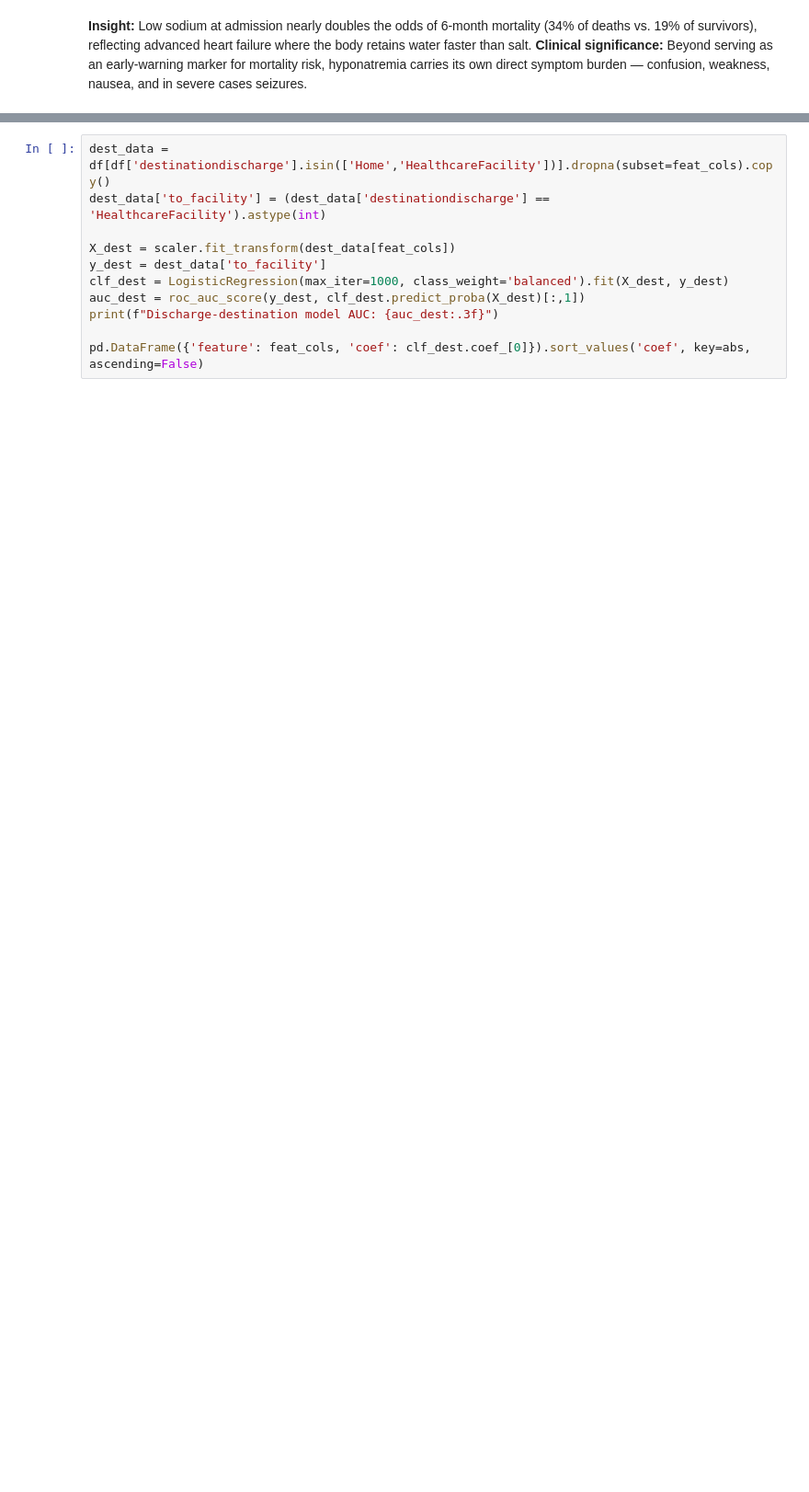
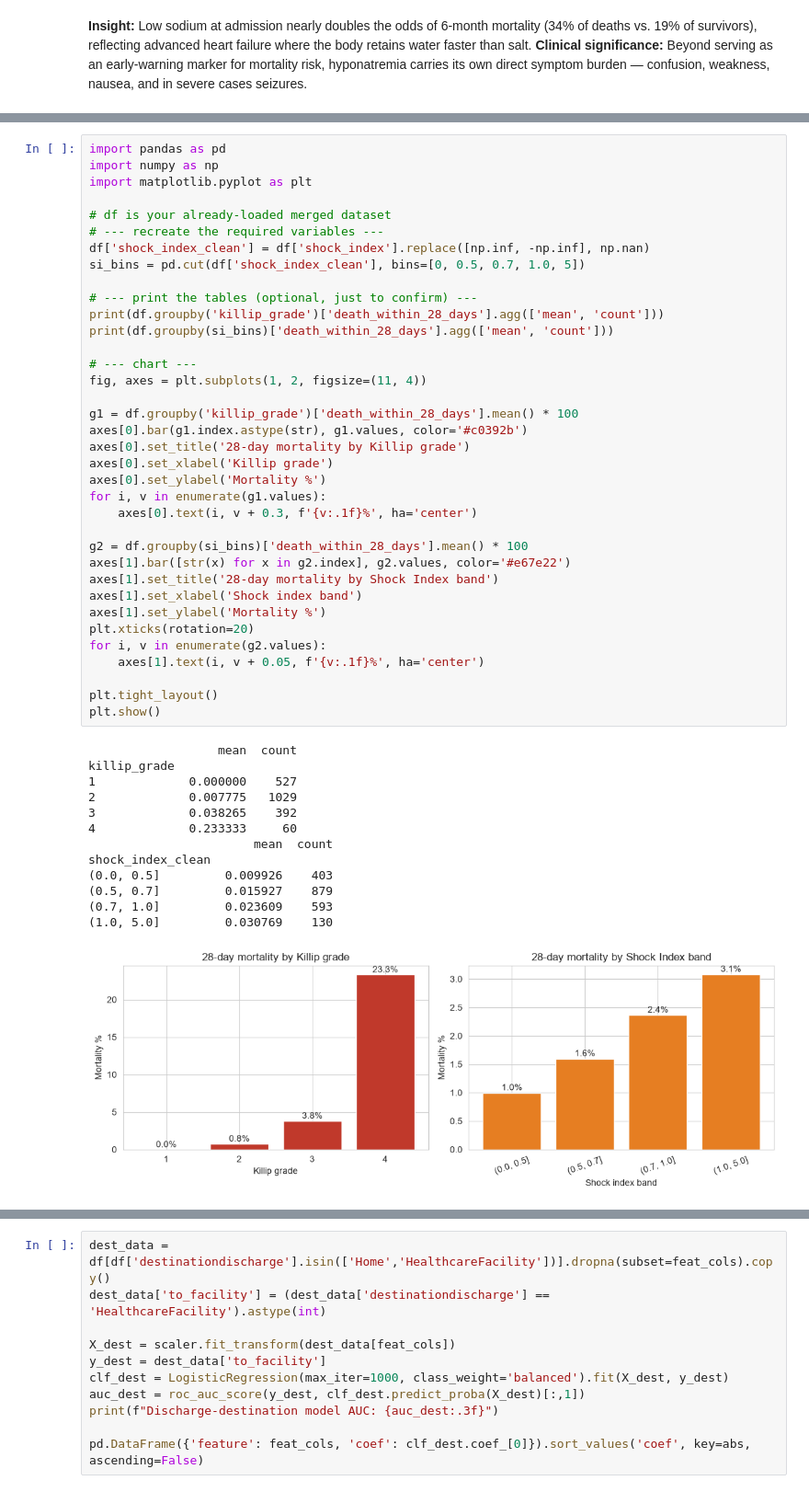
Before and after one commit to mishrasudha1984-png/Team4_The_Zen_OF_Five_PythonHackathon_Sep2026, a Jupyter notebook: Team4_The_Zen_OF_FIive_03Prescriptive.ipynb, the cells around one changed output, grey strips where cells are left out. Shown at 92% size. Cells and saved outputs as stored; diff of their text form; blank space fills up the shorter version.

```diff
--- a/Team4_The_Zen_OF_FIive_03Prescriptive.ipynb
+++ b/Team4_The_Zen_OF_FIive_03Prescriptive.ipynb
@@ -858,0 +863,50 @@ Name: sodium, dtype: float64
+# %%
+import pandas as pd
+import numpy as np
+import matplotlib.pyplot as plt
+
+# df is your already-loaded merged dataset
+# --- recreate the required variables ---
+df['shock_index_clean'] = df['shock_index'].replace([np.inf, -np.inf], np.nan)
+si_bins = pd.cut(df['shock_index_clean'], bins=[0, 0.5, 0.7, 1.0, 5])
+
+# --- print the tables (optional, just to confirm) ---
+print(df.groupby('killip_grade')['death_within_28_days'].agg(['mean', 'count']))
+print(df.groupby(si_bins)['death_within_28_days'].agg(['mean', 'count']))
+
+# --- chart ---
+fig, axes = plt.subplots(1, 2, figsize=(11, 4))
+
+g1 = df.groupby('killip_grade')['death_within_28_days'].mean() * 100
+axes[0].bar(g1.index.astype(str), g1.values, color='#c0392b')
+axes[0].set_title('28-day mortality by Killip grade')
+axes[0].set_xlabel('Killip grade')
+axes[0].set_ylabel('Mortality %')
+for i, v in enumerate(g1.values):
+    axes[0].text(i, v + 0.3, f'{v:.1f}%', ha='center')
+
+g2 = df.groupby(si_bins)['death_within_28_days'].mean() * 100
+axes[1].bar([str(x) for x in g2.index], g2.values, color='#e67e22')
+axes[1].set_title('28-day mortality by Shock Index band')
+axes[1].set_xlabel('Shock index band')
+axes[1].set_ylabel('Mortality %')
+plt.xticks(rotation=20)
+for i, v in enumerate(g2.values):
+    axes[1].text(i, v + 0.05, f'{v:.1f}%', ha='center')
+
+plt.tight_layout()
+plt.show()
+# %% [output]
+                  mean  count
+killip_grade
+1             0.000000    527
+2             0.007775   1029
+3             0.038265    392
+4             0.233333     60
+                       mean  count
+shock_index_clean
+(0.0, 0.5]         0.009926    403
+(0.5, 0.7]         0.015927    879
+(0.7, 1.0]         0.023609    593
+(1.0, 5.0]         0.030769    130
+[figure, added]
```
Also changed, not shown: parts of 100 cells of this notebook.
